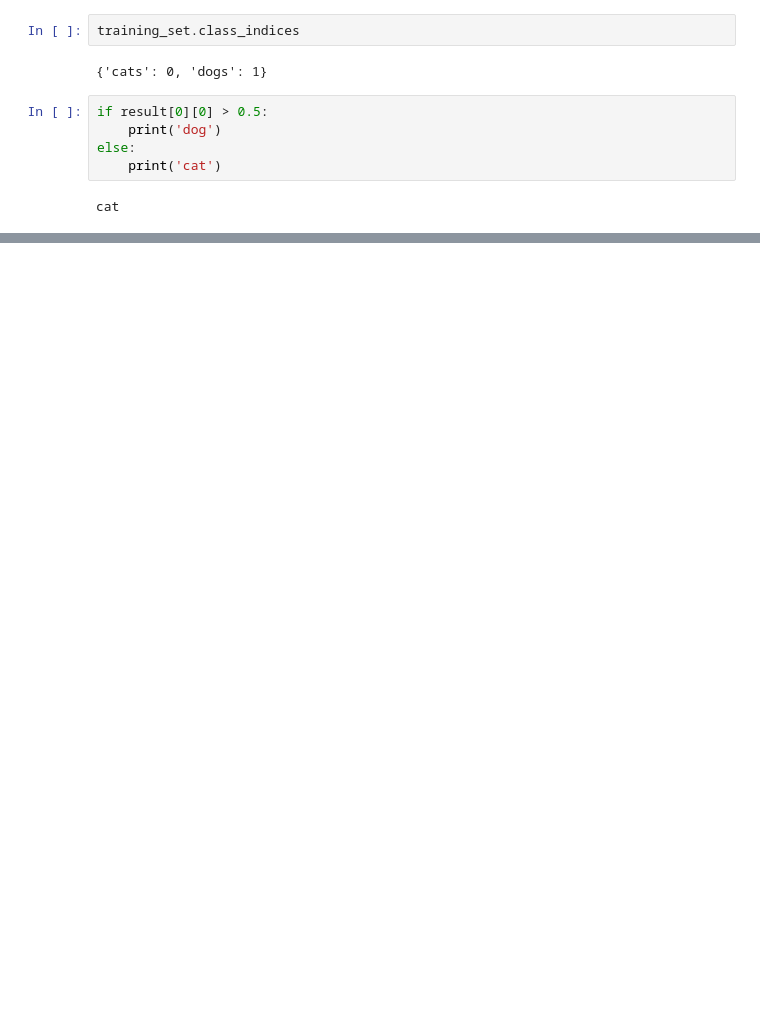
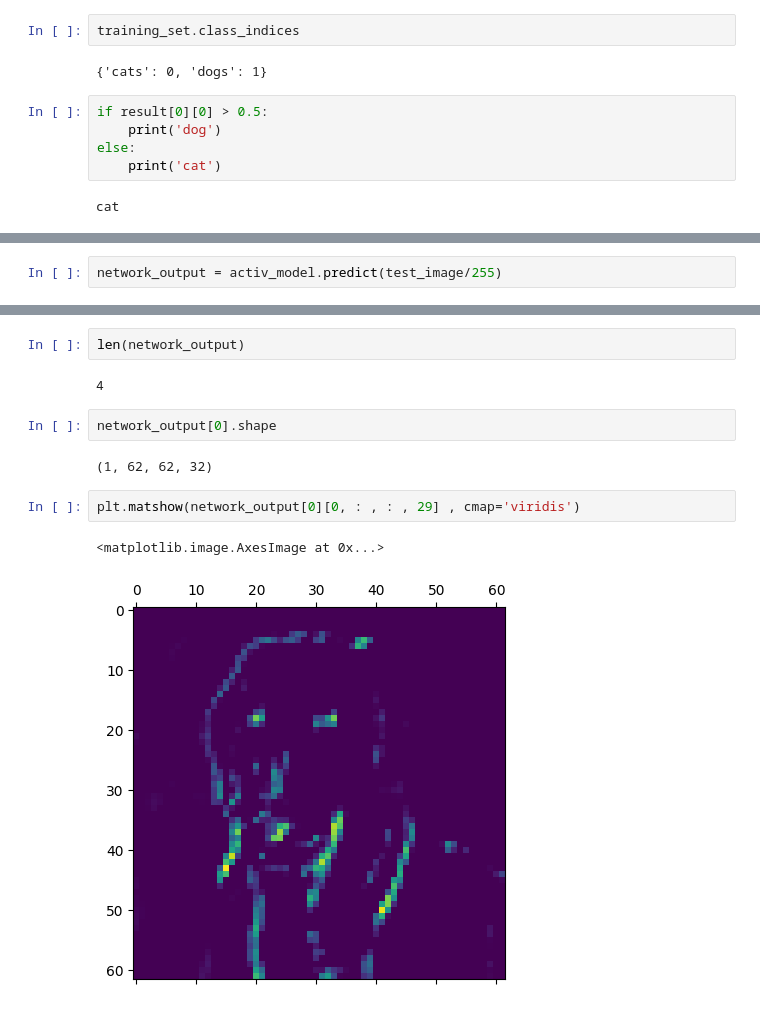
Before and after one commit to Veto2922/Cats-and-Dogs-image-classification-using-CNN, a Jupyter notebook: CNN_CODE.ipynb, the cells around one changed output, grey strips where cells are left out. Cells and saved outputs as stored; diff of their text form; blank space fills up the shorter version.

```diff
--- a/CNN_CODE.ipynb
+++ b/CNN_CODE.ipynb
@@ -190,0 +445,2 @@ cat
+# %%
+network_output = activ_model.predict(test_image/255)
@@ -190,0 +449,13 @@ cat
+# %%
+len(network_output)
+# %% [output]
+4
+# %%
+network_output[0].shape
+# %% [output]
+(1, 62, 62, 32)
+# %%
+plt.matshow(network_output[0][0, : , : , 29] , cmap='viridis')
+# %% [output]
+<matplotlib.image.AxesImage at 0x...>
+[figure, added]
```
Also changed, not shown: parts of 40 cells of this notebook, 1 other file.
